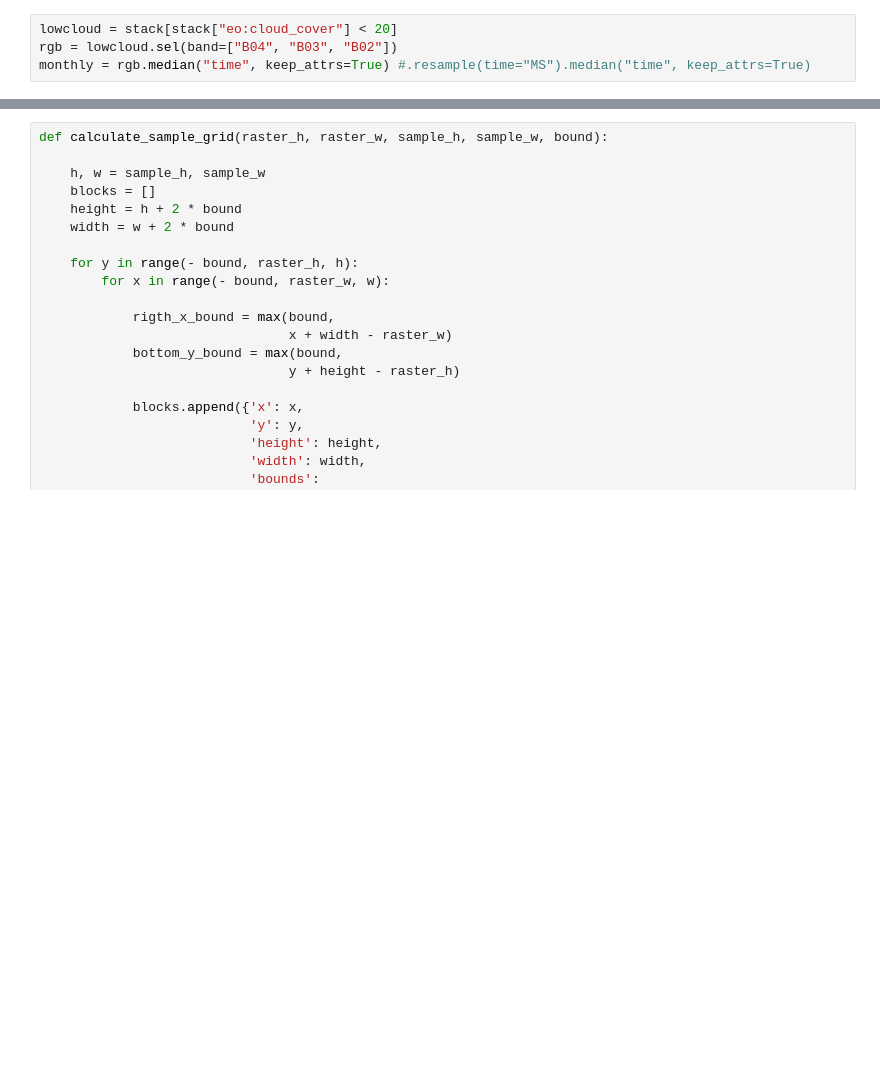
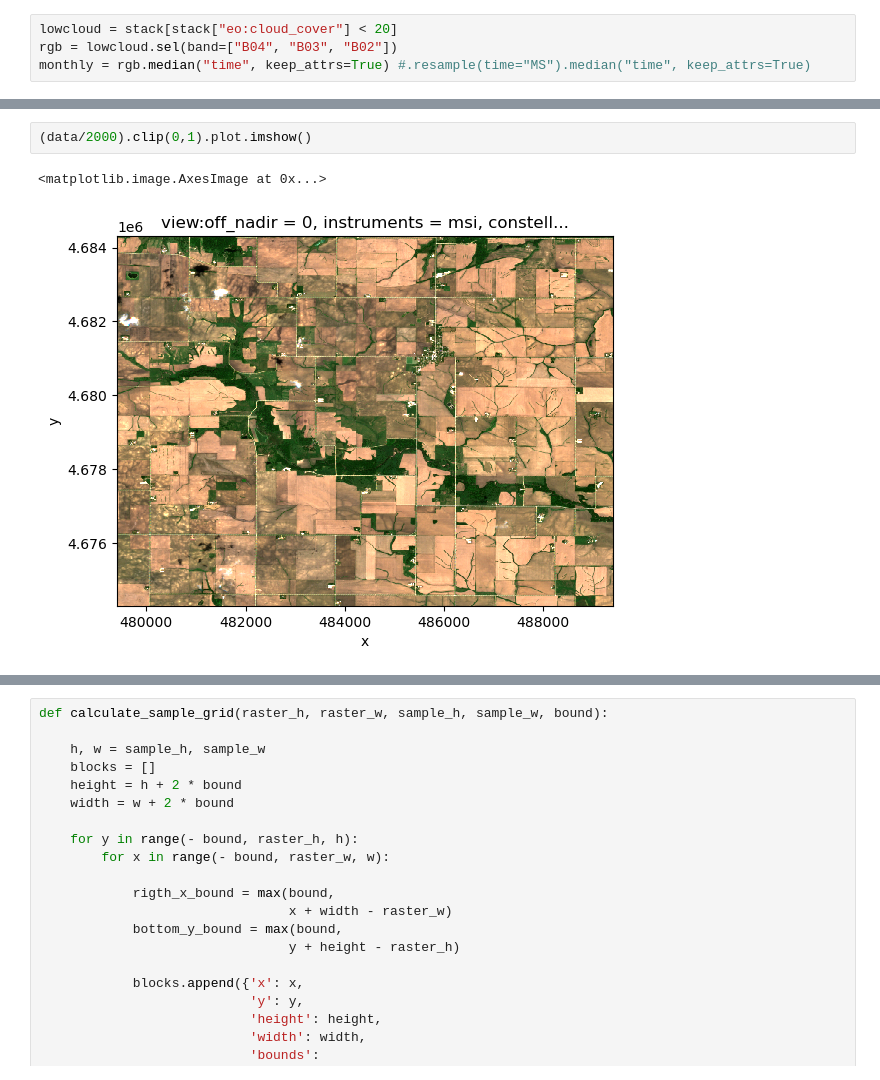
Before and after one commit to SENSE-Earth-Observation-CDT/ESRIN-pixel-pioneers, a Jupyter notebook: data_acquire.ipynb, the cells around one changed output, grey strips where cells are left out. Saved outputs shown, nothing was run; the diff lists cells and outputs as text; blank space fills up the shorter version.

```diff
--- a/data_acquire.ipynb
+++ b/data_acquire.ipynb
@@ -261,3 +256,8 @@ with dask.diagnostics.ProgressBar():
+# %%
+(data/2000).clip(0,1).plot.imshow()
+# %% [output]
+<matplotlib.image.AxesImage at 0x...>
+[figure, added]
 # %%
 data[...,:256, :256].plot.imshow(rgb="band", robust=True, size=6);
 # %% [output]
```
Also changed, not shown: parts of 28 cells of this notebook, 3 other files.
